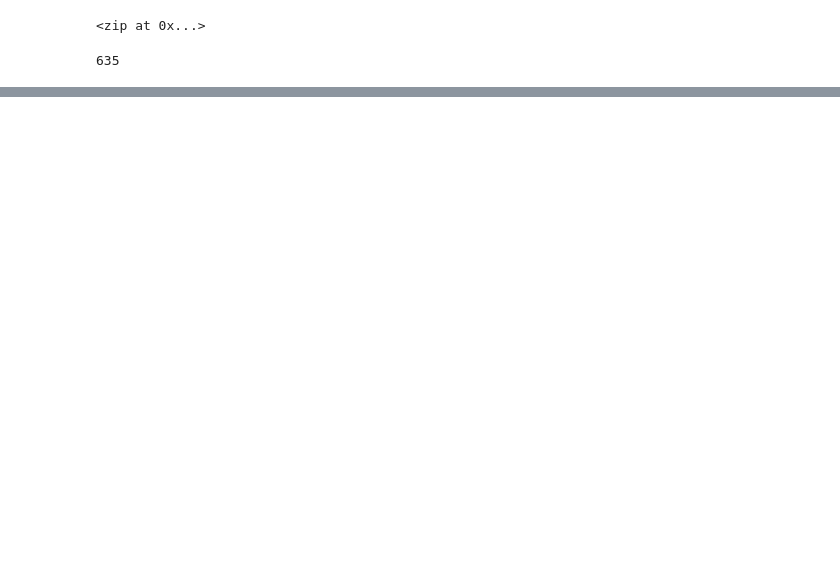
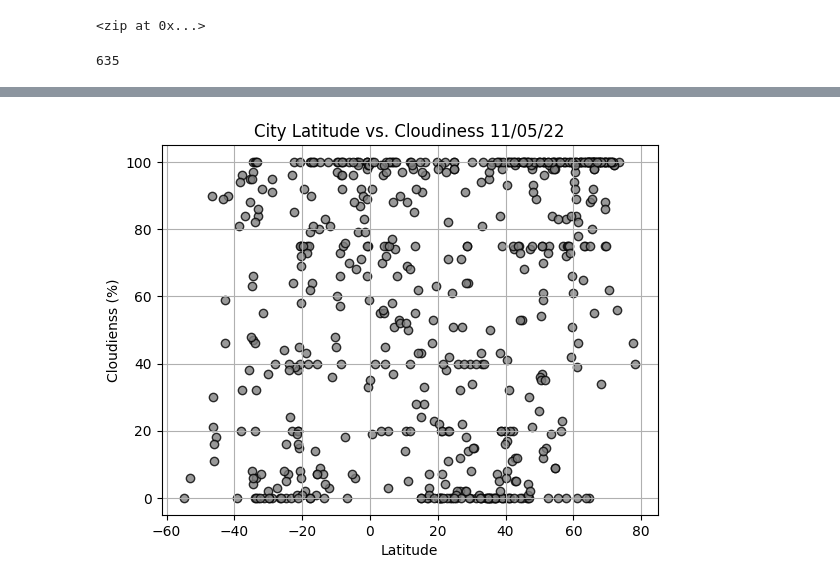
Before and after one commit to jakatz87/World_Weather_Analysis, a Jupyter notebook: WeatherPy.ipynb, the cells around one changed output, grey strips where cells are left out. Cells and saved outputs as stored; diff of their text form; code cells hidden in the pictures; blank space fills up the shorter version.

```diff
--- a/WeatherPy.ipynb
+++ b/WeatherPy.ipynb
@@ -162,0 +171,12 @@ city_data_df.to_csv(output_data_file, index_label="City_ID")
+# %%
+plt.scatter(lats, clouds, facecolor="gray", edgecolor="black", linewidths=1, alpha=.8, label="Cities")
+plt.grid()
+plt.title("City Latitude vs. Cloudiness (%) 11/05/22")
+
+plt.xlabel("Latitude")
+plt.ylabel("Cloudienss (%)")
+
+plt.savefig("weather_data/Fig3Clouds.png")
+plt.show()
+# %% [output]
+[figure, added]
```
Also changed, not shown: parts of 15 cells of this notebook, 4 other files.
